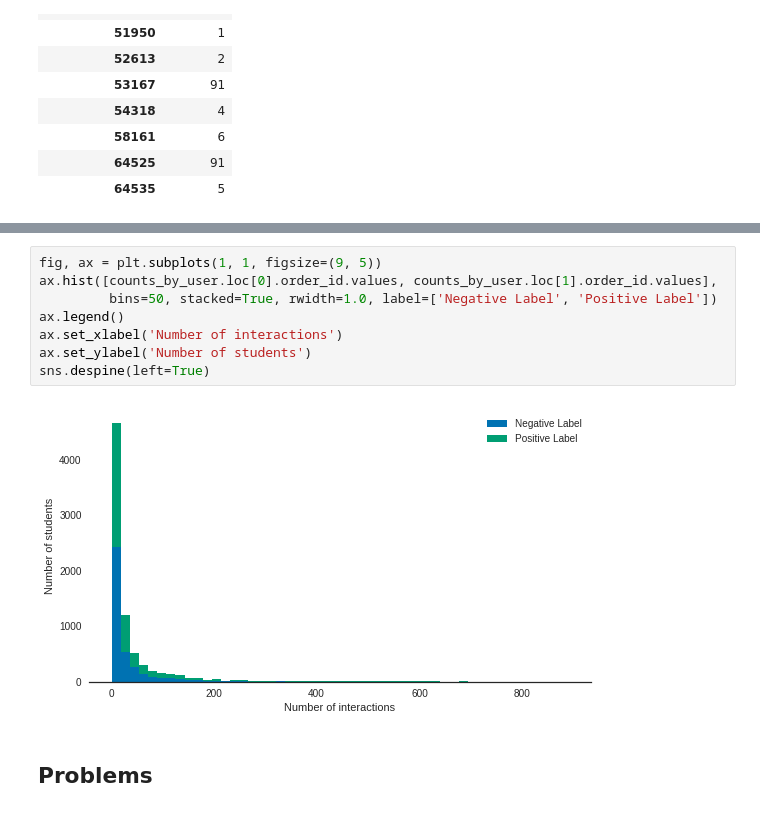
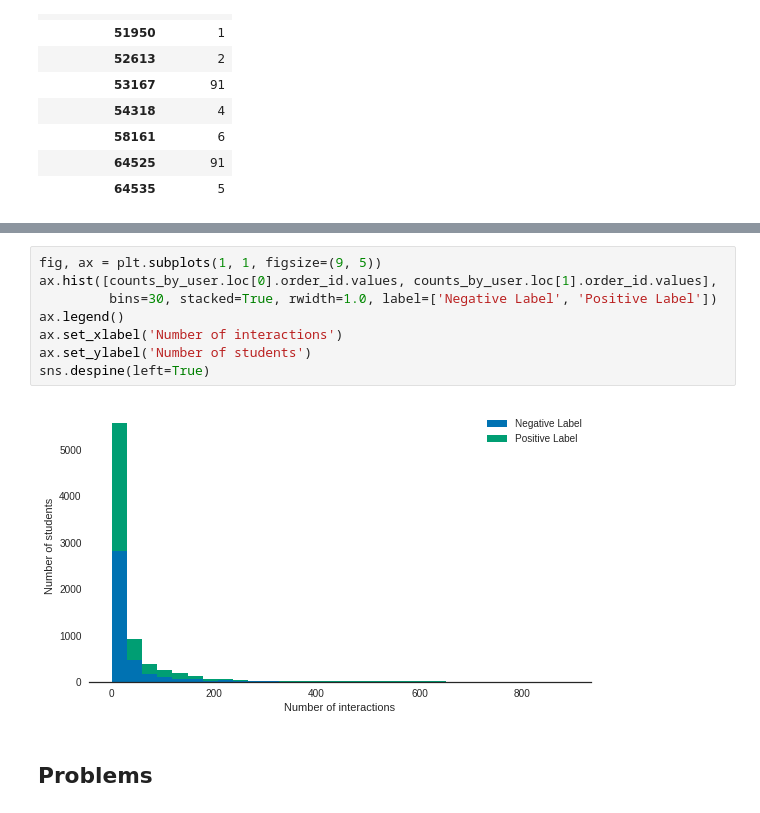
Before and after one commit to mit0110/knowledge_tracing, a Jupyter notebook: notebooks/Assistments 2009 description.ipynb, the cells around one changed output, grey strips where cells are left out. Drawn from its saved outputs; the diff is of its cells as text.

```diff
--- a/notebooks/Assistments 2009 description.ipynb
+++ b/notebooks/Assistments 2009 description.ipynb
@@ -82,13 +93,13 @@ counts_by_user[:10]
 # %%
 fig, ax = plt.subplots(1, 1, figsize=(9, 5))
 ax.hist([counts_by_user.loc[0].order_id.values, counts_by_user.loc[1].order_id.values],
-         bins=50, stacked=True, rwidth=1.0, label=['Negative Label', 'Positive Label'])
+         bins=30, stacked=True, rwidth=1.0, label=['Negative Label', 'Positive Label'])
 ax.legend()
 ax.set_xlabel('Number of interactions')
 ax.set_ylabel('Number of students')
 sns.despine(left=True)
 # %% [output]
-[figure, old version]
+[figure, new version]
 # %% [markdown]
 Problems
 ----
```
Also changed, not shown: parts of 32 cells of this notebook, 6 other files.
